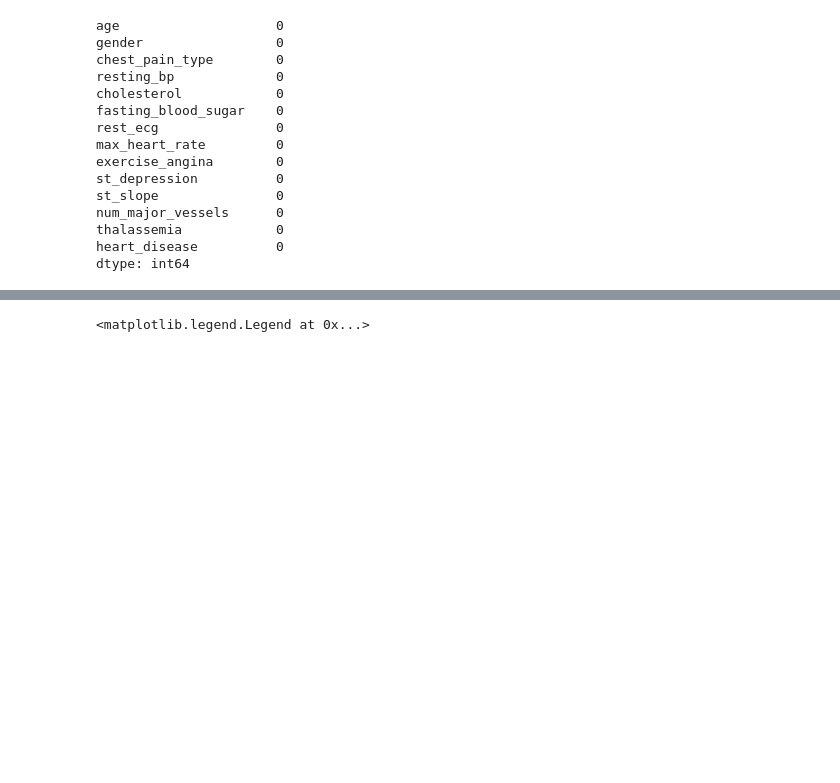
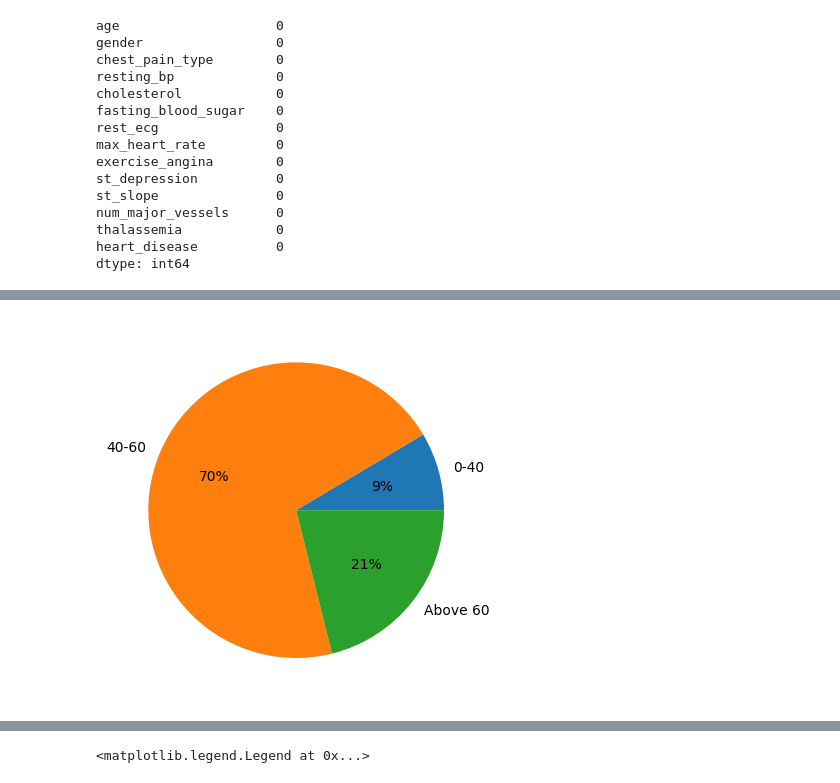
Before and after one commit to ilihas786/Python, a Jupyter notebook: Data Science/HeartRateAnalysis.ipynb, the cells around one changed output, grey strips where cells are left out. Drawn from its saved outputs; the diff is of its cells as text; code cells hidden in the pictures; blank space fills up the shorter version.

```diff
--- a/Data Science/HeartRateAnalysis.ipynb
+++ b/Data Science/HeartRateAnalysis.ipynb
@@ -224,3 +231,14 @@ df
+# %%
+# Gender Wise Distribution
+age_0_40 = (len(df_heart_attack[df_heart_attack['age_group'] == '0-40']) / len(df_heart_attack)) * 100
+age_40_60 = (len(df_heart_attack[df_heart_attack['age_group'] == '40-60']) / len(df_heart_attack)) * 100
+age_above_60 = (len(df_heart_attack[df_heart_attack['age_group'] == 'Above 60']) / len(df_heart_attack)) * 100
+data = [age_0_40,age_40_60, age_above_60]
+labels = ['0-40', '40-60', 'Above 60']
+plt.pie(data,labels=labels, autopct='%.0f%%')
+plt.show()
+# %% [output]
+[figure, added]
 # %%
 sns.countplot(data=df,x=df.age_group,hue='heart_disease')
 # %% [output]
```
Also changed, not shown: parts of 16 cells of this notebook.
